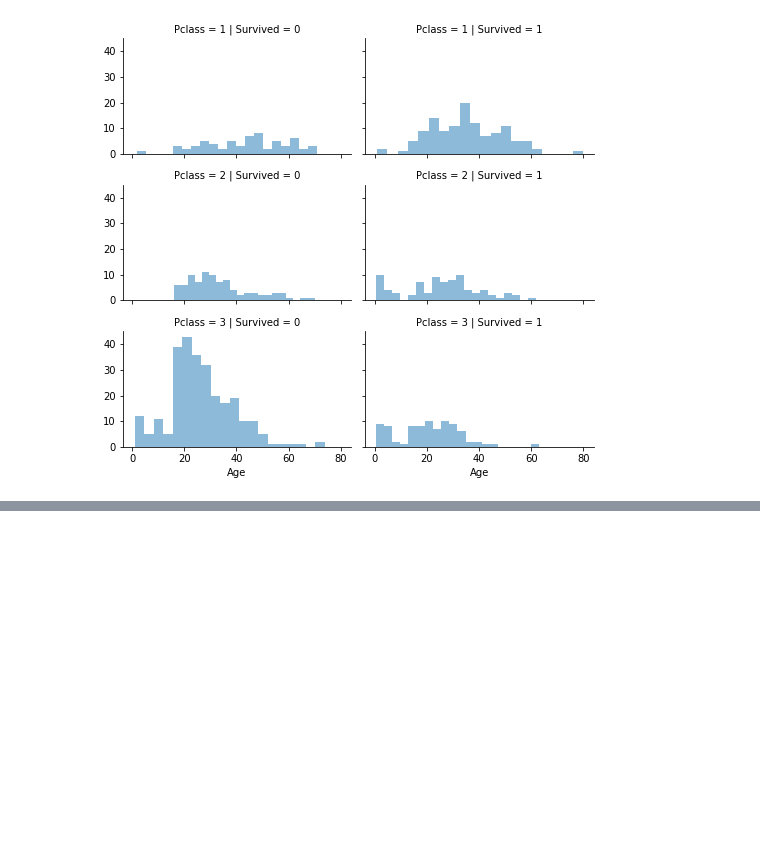
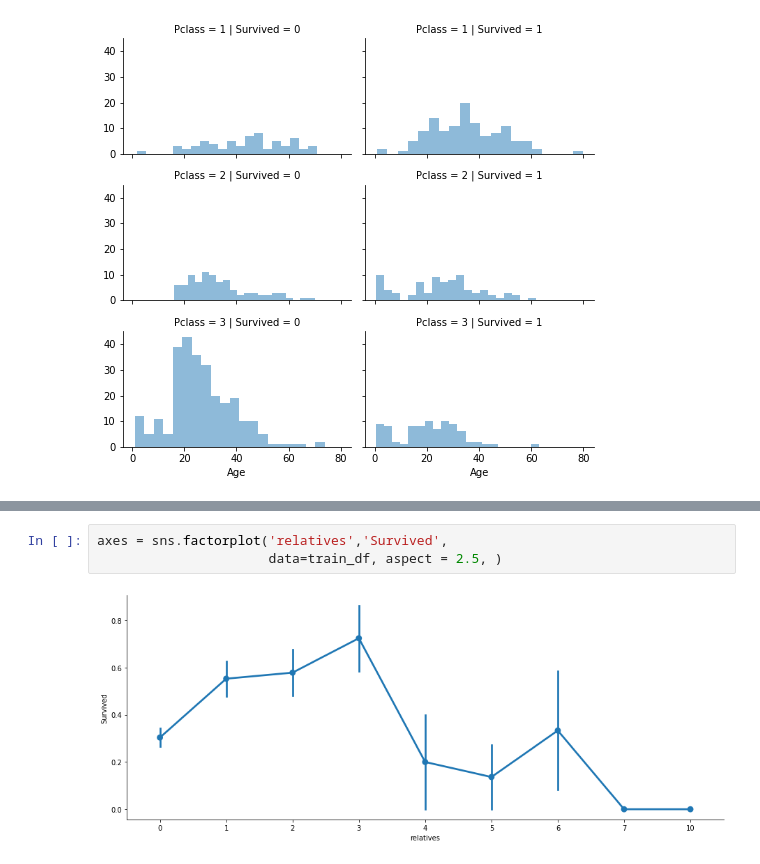
Before and after one commit to SusmoyBarman1/My_Kaggle, a Jupyter notebook: 1_Titanic/Titanic.ipynb, the cells around one changed output, grey strips where cells are left out. Saved outputs shown, nothing was run; the diff lists cells and outputs as text; blank space fills up the shorter version.

Commit message:
data preprocessing adding

```diff
--- a/1_Titanic/Titanic.ipynb
+++ b/1_Titanic/Titanic.ipynb
@@ -117,0 +122,5 @@ grid.add_legend();
+# %%
+axes = sns.factorplot('relatives','Survived',
+                      data=train_df, aspect = 2.5, )
+# %% [output]
+[figure, added]
```
Also changed, not shown: parts of 12 cells of this notebook.
